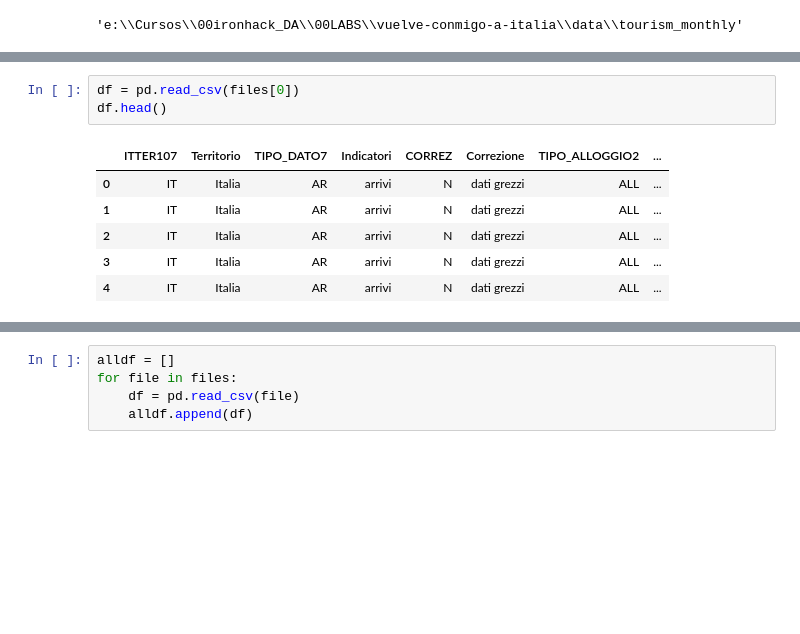
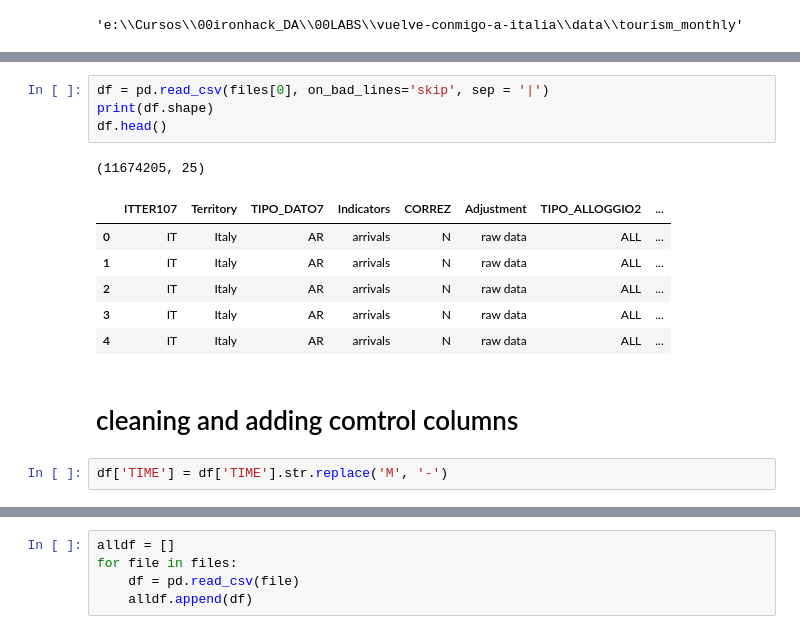
Before and after one commit to annassanchez/vuelve-conmigo-a-italia, a Jupyter notebook: notebooks/03_monthly_data_cleaning.ipynb, the cells around one changed output, grey strips where cells are left out. Cells and saved outputs as stored; diff of their text form; blank space fills up the shorter version.

Commit message:
added cleaning of monthly arrive and nights data, hotels is still on progress

```diff
--- a/notebooks/03_monthly_data_cleaning.ipynb
+++ b/notebooks/03_monthly_data_cleaning.ipynb
@@ -28,10 +28,16 @@ files
 # %%
-df = pd.read_csv(files[0])
+df = pd.read_csv(files[0], on_bad_lines='skip', sep = '|')
+print(df.shape)
 df.head()
 # %% [output]
+(11674205, 25)
-|  | ITTER107 | Territorio | TIPO_DATO7 | Indicatori | CORREZ | Correzione | TIPO_ALLOGGIO2 | ... |
-| 0 | IT | Italia | AR | arrivi | N | dati grezzi | ALL | ... |
-| 1 | IT | Italia | AR | arrivi | N | dati grezzi | ALL | ... |
-| 2 | IT | Italia | AR | arrivi | N | dati grezzi | ALL | ... |
-| 3 | IT | Italia | AR | arrivi | N | dati grezzi | ALL | ... |
-| 4 | IT | Italia | AR | arrivi | N | dati grezzi | ALL | ... |
+|  | ITTER107 | Territory | TIPO_DATO7 | Indicators | CORREZ | Adjustment | TIPO_ALLOGGIO2 | ... |
+| 0 | IT | Italy | AR | arrivals | N | raw data | ALL | ... |
+| 1 | IT | Italy | AR | arrivals | N | raw data | ALL | ... |
+| 2 | IT | Italy | AR | arrivals | N | raw data | ALL | ... |
+| 3 | IT | Italy | AR | arrivals | N | raw data | ALL | ... |
+| 4 | IT | Italy | AR | arrivals | N | raw data | ALL | ... |
+# %% [markdown]
+# cleaning and adding comtrol columns
+# %%
+df['TIME'] = df['TIME'].str.replace('M', '-')
```
Also changed, not shown: parts of 33 cells of this notebook.
